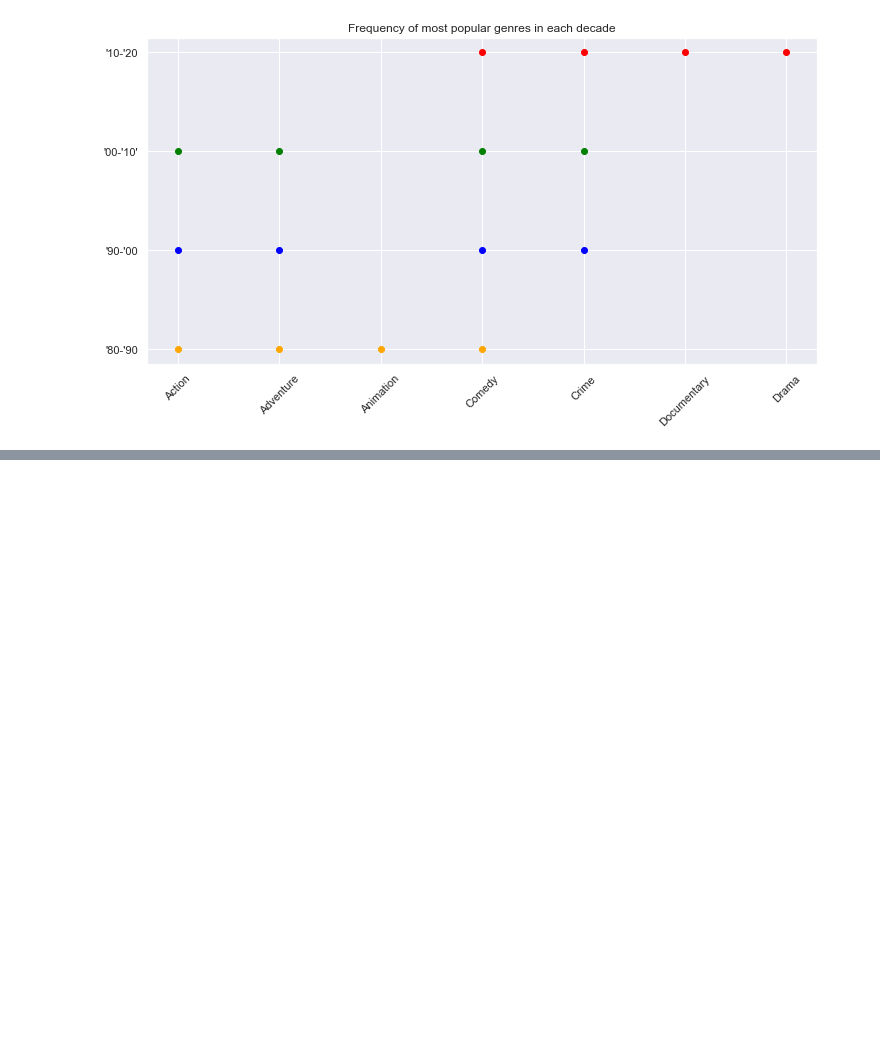
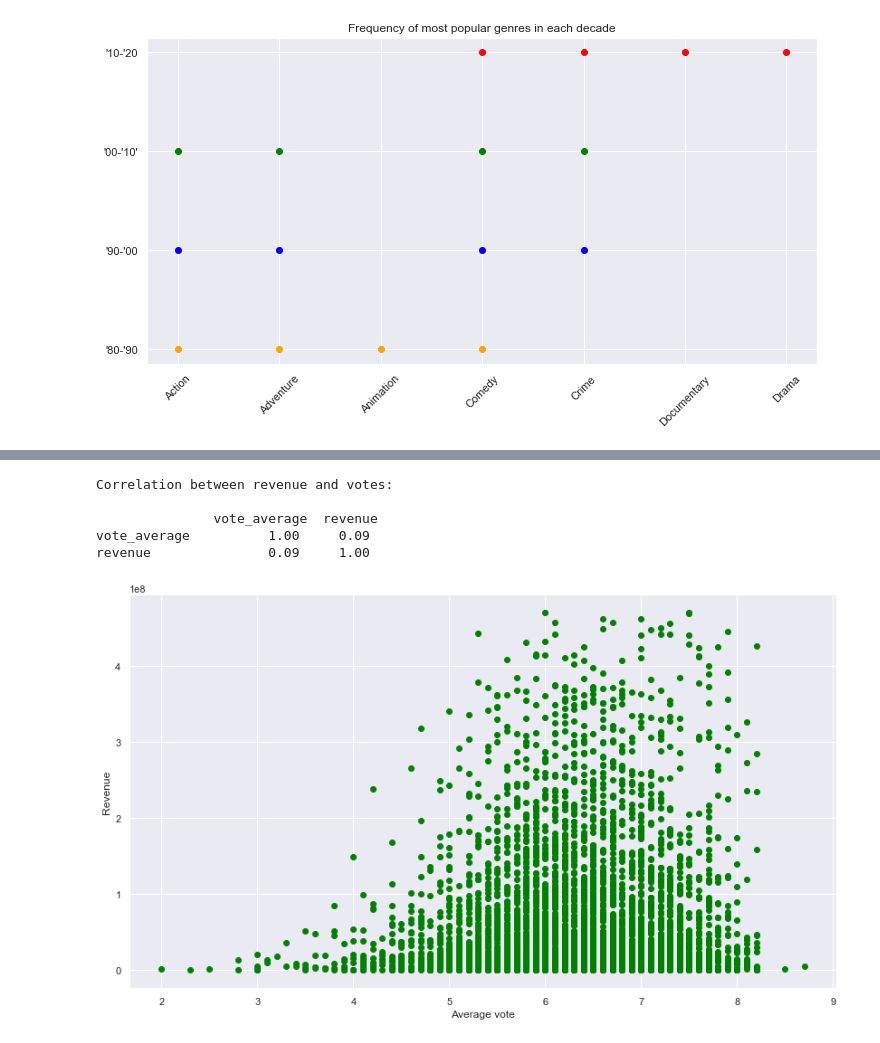
Before and after one commit to nastazya/Movies-analytics, a Jupyter notebook: EDA.ipynb, the cells around one changed output, grey strips where cells are left out. Cells and saved outputs as stored; diff of their text form; code cells hidden in the pictures; blank space fills up the shorter version.

```diff
--- a/EDA.ipynb
+++ b/EDA.ipynb
@@ -609,2 +627,19 @@ number of movies of Universal:  364
 Text(0, 0.5, '$')
 [figure]
+# %%
+# Does the average vote affect revenue?
+#We can see that there is very low correlation between these two features
+
+plt.figure(figsize=(14,8))
+plt.plot(df['vote_average'], df['revenue'], 'o', color='green')
+plt.xlabel('Average vote')
+plt.ylabel('Revenue')
+
+print('Correlation between revenue and votes: \n\n', df[['vote_average','revenue']].corr())
+# %% [output]
+Correlation between revenue and votes:
+
+               vote_average  revenue
+vote_average          1.00     0.09
+revenue               0.09     1.00
+[figure, added]
```
Also changed, not shown: parts of 4 cells of this notebook.
